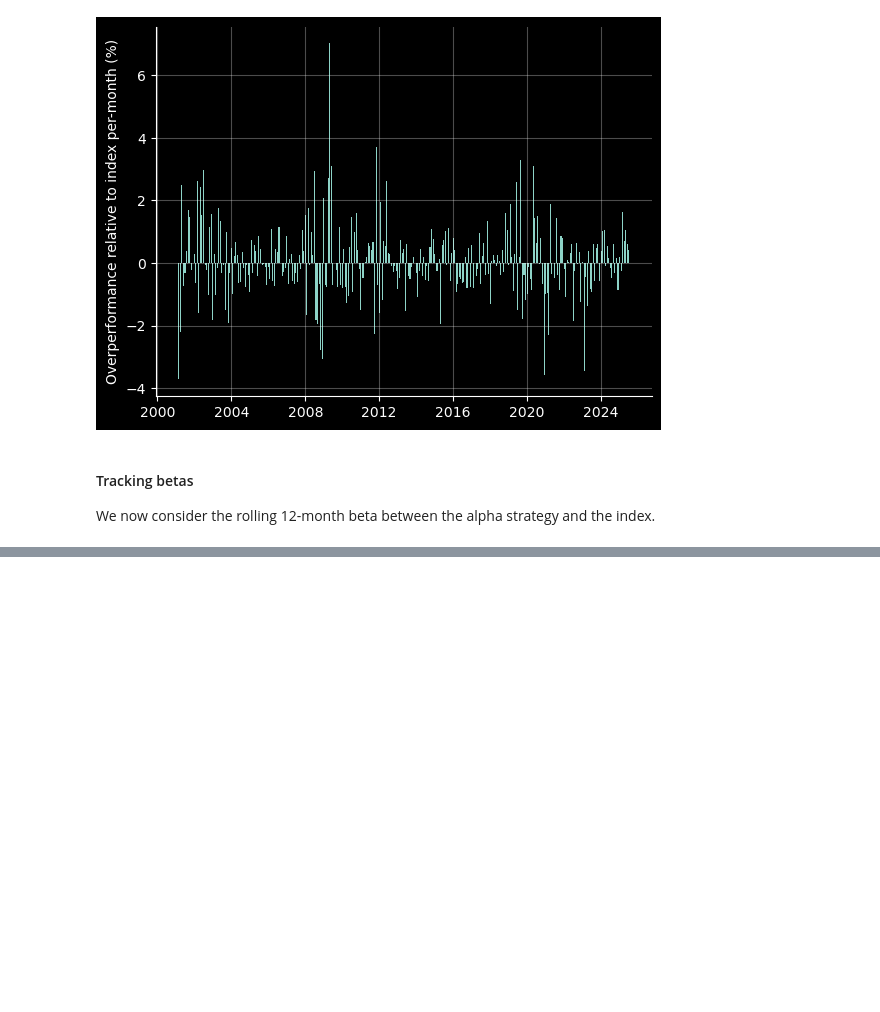
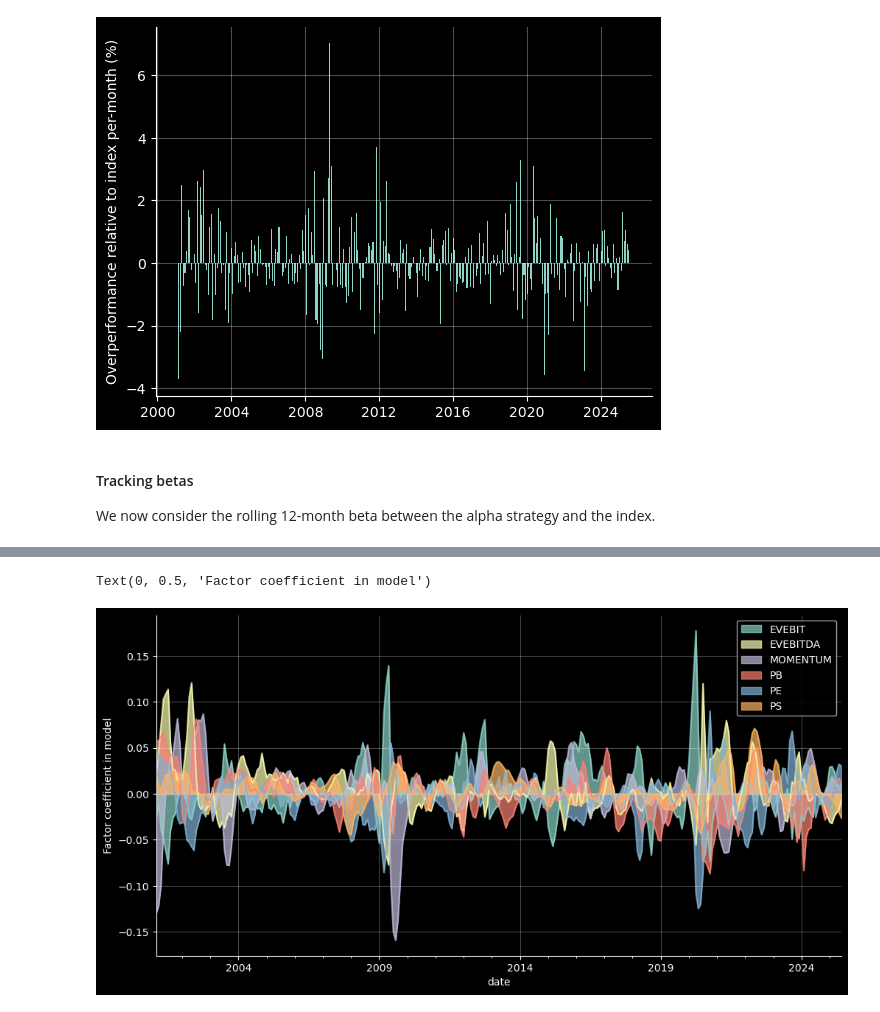
Before and after one commit to haezera/quant-strats-in-us-equities, a Jupyter notebook: research/alpha_extension.ipynb, the cells around one changed output, grey strips where cells are left out. Saved outputs shown, nothing was run; the diff lists cells and outputs as text; code cells hidden in the pictures; blank space fills up the shorter version.

```diff
--- a/research/alpha_extension.ipynb
+++ b/research/alpha_extension.ipynb
@@ -214,0 +239,12 @@ Text(0, 0.5, 'Excess beta ($\\beta_{\\alpha} - 1$)')
+# %%
+# reshape so that 'date' is the index and factors are columns
+coeffs_wide = factor_coeffs_df.set_index('date')[factors]
+
+# area plot
+coeffs_wide.plot.area(figsize=(12,6), alpha=0.7, stacked=False)
+sns.despine()
+plt.grid(alpha=0.3)
+plt.ylabel('Factor coefficient in model')
+# %% [output]
+Text(0, 0.5, 'Factor coefficient in model')
+[figure, added]
```
Also changed, not shown: parts of 4 cells of this notebook, 2 other files.
